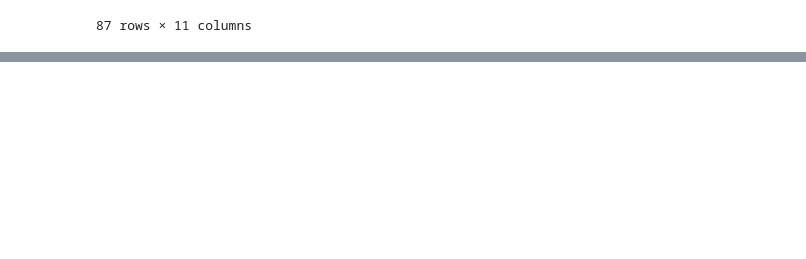
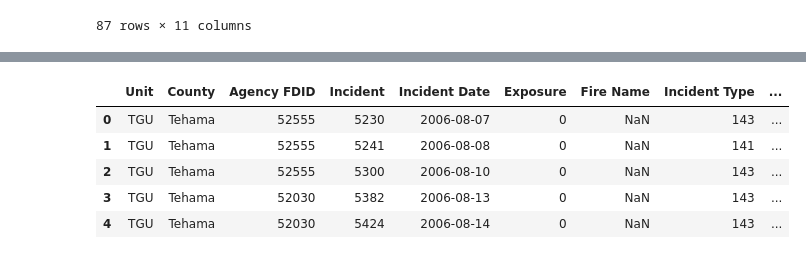
Before and after one commit to dillonallen92/CSUF-Project-Code, a Jupyter notebook: Project/code/notebooks/aug29_meeting_notebook.ipynb, the cells around one changed output, grey strips where cells are left out. Saved outputs shown, nothing was run; the diff lists cells and outputs as text; code cells hidden in the pictures; blank space fills up the shorter version.

```diff
--- a/Project/code/notebooks/aug29_meeting_notebook.ipynb
+++ b/Project/code/notebooks/aug29_meeting_notebook.ipynb
@@ -283,0 +315,9 @@ aqi_wide.to_csv(output_path, index=False)
+# %%
+df.head()
+# %% [output]
+|  | Unit | County | Agency FDID | Incident | Incident Date | Exposure | Fire Name | Incident Type | ... |
+| 0 | TGU | Tehama | 52555 | 5230 | 2006-08-07 | 0 | NaN | 143 | ... |
+| 1 | TGU | Tehama | 52555 | 5241 | 2006-08-08 | 0 | NaN | 141 | ... |
+| 2 | TGU | Tehama | 52555 | 5300 | 2006-08-10 | 0 | NaN | 143 | ... |
+| 3 | TGU | Tehama | 52030 | 5382 | 2006-08-13 | 0 | NaN | 143 | ... |
+| 4 | TGU | Tehama | 52030 | 5424 | 2006-08-14 | 0 | NaN | 143 | ... |
```
Also changed, not shown: parts of 8 cells of this notebook, 1 other file.
